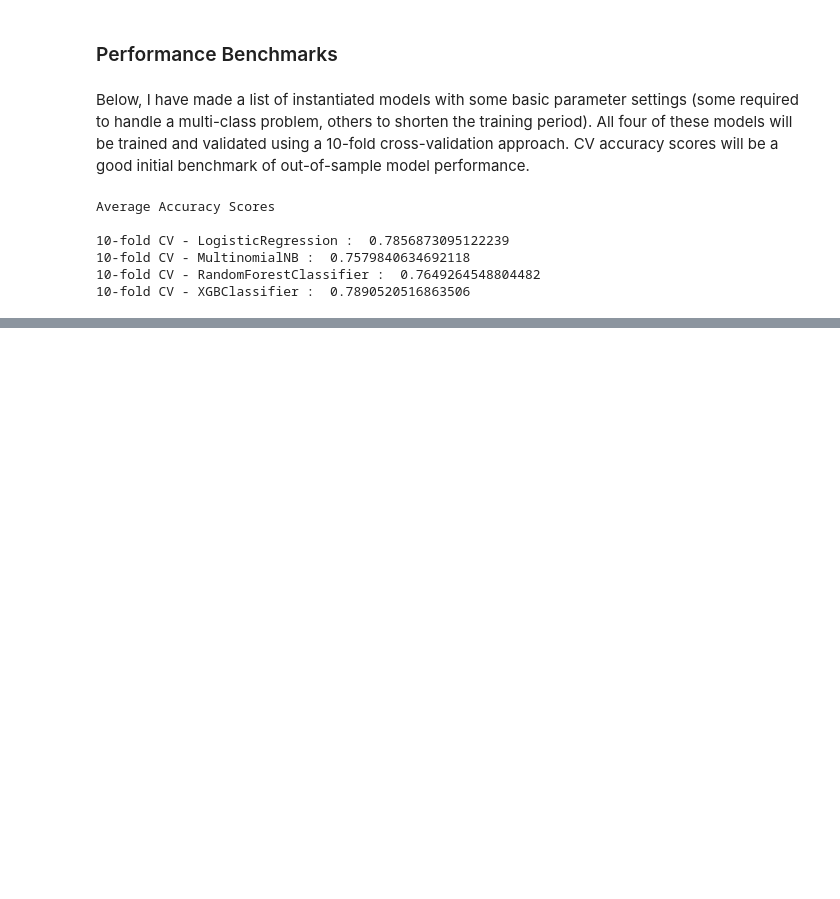
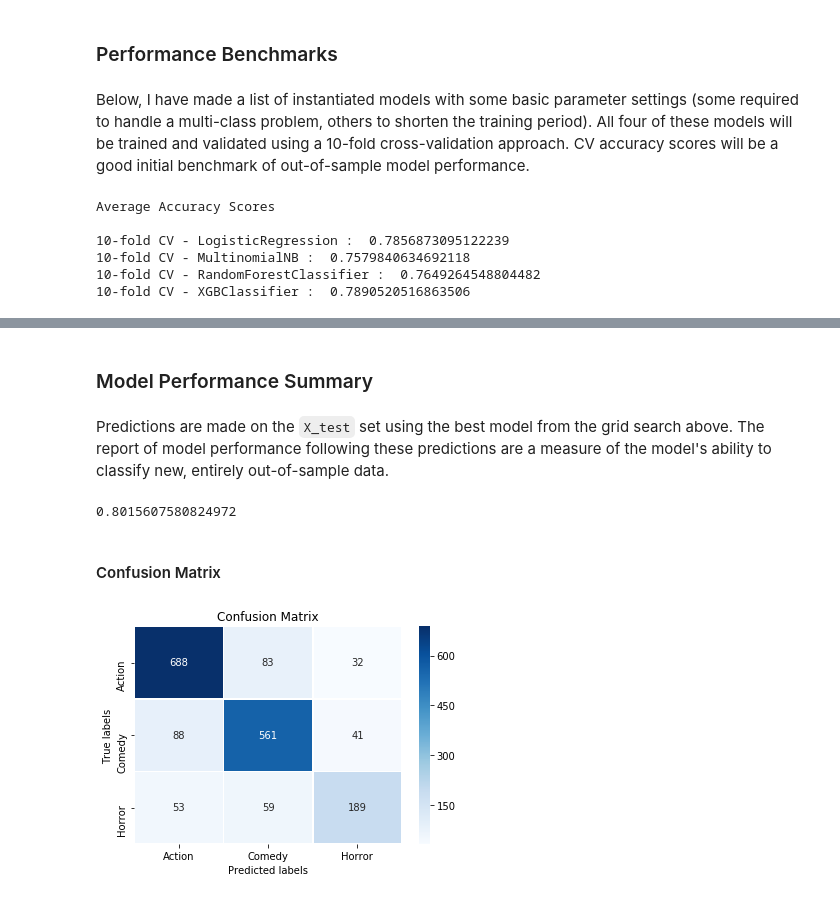
Before and after one commit to itooley/MLProject_426, a Jupyter notebook: project_code.ipynb, the cells around one changed output, grey strips where cells are left out. Drawn from its saved outputs; the diff is of its cells as text; code cells hidden in the pictures; blank space fills up the shorter version.

```diff
--- a/project_code.ipynb
+++ b/project_code.ipynb
@@ -604,0 +615,13 @@ We will continue with the best model, the **XGBClassifier**. Here I will use a g
+# %%
+## define tuning grid
+tune_grid = {'eta': [0.2],
+              'max_depth': [3, 5, 7, 9],
+              'subsample': [0.9],
+              'colsample_bytree': [0.6, 0.8, 1]}
+
+## create xgbcl object
+xgb = XGBClassifier(objective='multi:softmax', eval_metric='merror', random_state=80109)
+
+## define cross-validated grid search, fit
+grid_search = GridSearchCV(estimator=xgb, param_grid=tune_grid, cv=5, scoring='f1_micro')
+grid_search.fit(X_train, y_train)
@@ -604,0 +658,32 @@ We will continue with the best model, the **XGBClassifier**. Here I will use a g
+# %% [markdown]
+### Model Performance Summary
+# %% [markdown]
+Predictions are made on the `X_test` set using the best model from the grid search above. The report of model performance following these predictions are a measure of the model's ability to classify new, entirely out-of-sample data.
+# %%
+## predict on test set
+best_xgb = grid_search.best_estimator_
+y_preds = best_xgb.predict(X_test)
+# %%
+print(accuracy_score(y_test, y_preds))
+# %% [output]
+0.8015607580824972
+# %% [markdown]
+#### Confusion Matrix
+# %%
+## look at confusion matrix
+cnf_mat = confusion_matrix(y_test, y_preds)
+
+ax = plt.subplot()
+sns.heatmap(cnf_mat, annot=True, fmt='d', cmap='Blues', linewidths=0.5, ax = ax)
+b, t = plt.ylim()
+b += 0.5 # increase margin at the bottom
+t -= 0.5 # decrease margin at the top
+plt.ylim(b, t)
+ax.set_xlabel('Predicted labels')
+ax.set_ylabel('True labels')
+ax.set_title('Confusion Matrix')
+ax.xaxis.set_ticklabels(['Action', 'Comedy', 'Horror'])
+ax.yaxis.set_ticklabels(['Action', 'Comedy', 'Horror'])
+plt.show()
+# %% [output]
+[figure, added]
```
Also changed, not shown: parts of 23 cells of this notebook.
